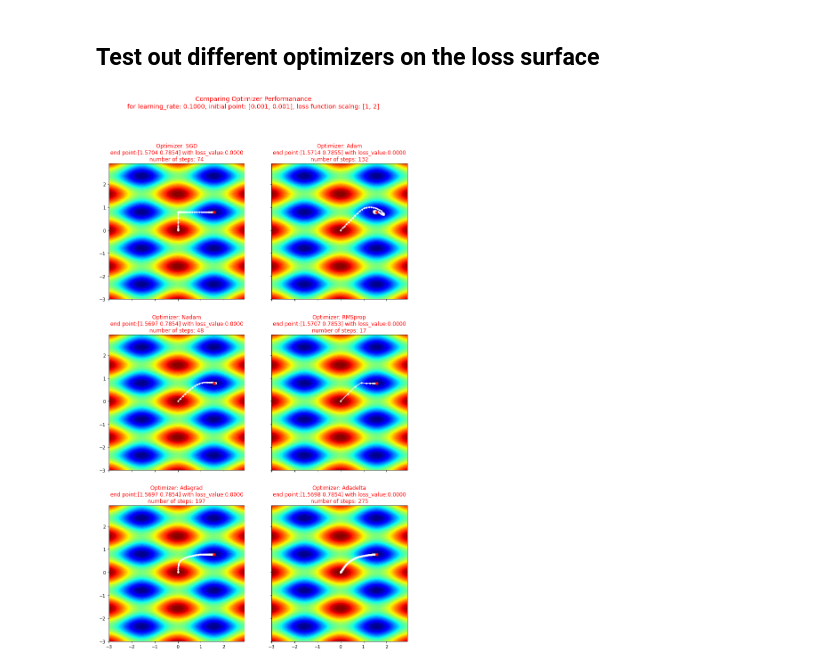
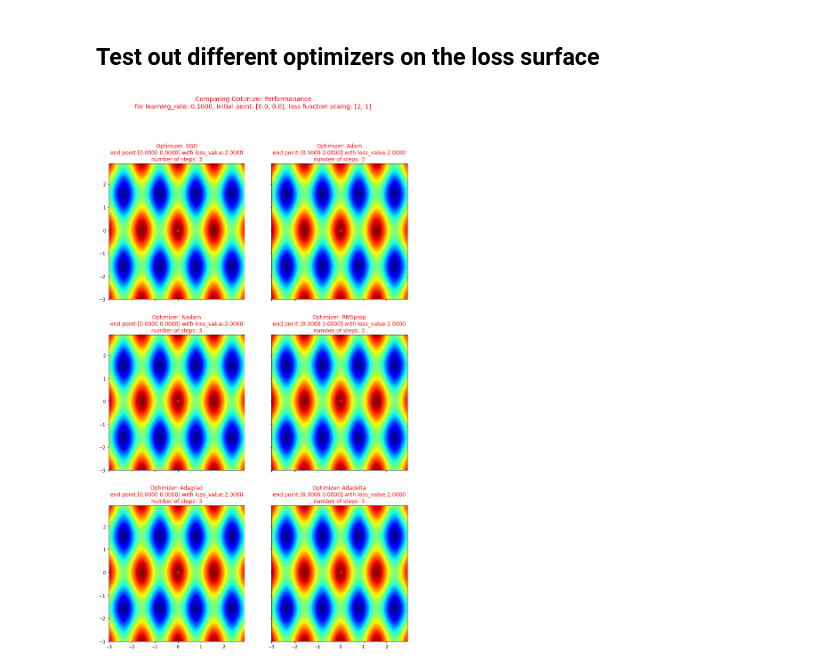
Before and after one commit to jimthompson5802/tf2_playground, a Jupyter notebook: optimizers/optimizer_playground.ipynb, the cells around one changed output. Saved outputs shown, nothing was run; the diff lists cells and outputs as text; code cells hidden in the pictures.

```diff
--- a/optimizers/optimizer_playground.ipynb
+++ b/optimizers/optimizer_playground.ipynb
@@ -23,12 +23,12 @@ def loss_function1(x):
 # select loss function to use
 loss_function = loss_function1
 # %%
-IMAGE_DIR = './images/multi-modal2'
+IMAGE_DIR = None # './images/multi-modal2'
 AXIS_LIMIT = 3
 MAX_ITERATIONS = 1000
 LEARNING_RATE = 0.1
-INITIAL_POINT = [0.001, 0.001] #[0.001, 0.001] #[1.5, 0.01] #[1.7, -1.5]
-LOSS_FUNCTION_DIMENSION_SCALING = [1, 2]
+INITIAL_POINT = [0.0, 0.0] #[0.001, 0.001] #[1.5, 0.01] #[1.7, -1.5]
+LOSS_FUNCTION_DIMENSION_SCALING = [2, 1]
 OPTIMIZERS = [
     tf.keras.optimizers.SGD(learning_rate=LEARNING_RATE),
     tf.keras.optimizers.Adam(learning_rate=LEARNING_RATE),
@@ -105,7 +105,7 @@ for idx, optimizer in enumerate(OPTIMIZERS):
         trajectory_points.append(x.numpy())
 
         # test if we are approaching a limit point
-        if len(trajectory_points) > 10:
+        if len(trajectory_points) > 2:
             if np.abs(loss_function(trajectory_points[-1])
                       - loss_function(trajectory_points[-2])) < 1e-7:
                 break
@@ -115,31 +115,31 @@ for idx, optimizer in enumerate(OPTIMIZERS):
 
     # generate subplot for this optimizer
     # add contour plot
     plt_ax.contourf(t_list[0], t_list[1], loss_surface, levels=50, cmap='jet')
 
     # overlay optimizer trajectory path
     plt_ax.plot(trajectory[:,0], trajectory[:,1], '.-', color='w')
 
     # plot final point
     plt_ax.plot(trajectory[-1, 0], trajectory[-1, 1], 'X', color='r')
 
     # add title for subplot
     plot_title = 'Optimizer: ' + optimizer._name
     plot_title += '\nend point:' + np.array2string(trajectory[-1],
                                            formatter={'float': lambda x: "%.4f" % x})
     plot_title += ' with loss_value:' + np.array2string(loss_function(trajectory[-1]).numpy(),
                                                    formatter={'float': lambda x: "%.4f" % x})
     plot_title += '\nnumber of steps: ' + '%d' % len(trajectory)
     plt_ax.set_title(plot_title, color='r')
 
 # display all the subplots
 sup_title = 'Comparing Optimizer Performanance'
 sup_title += '\nfor learning_rate: %.4f' % LEARNING_RATE
 sup_title += ', initial point: ' + str(INITIAL_POINT)
 sup_title += ', loss function scalng: ' + str(LOSS_FUNCTION_DIMENSION_SCALING)
 plt.suptitle(sup_title, fontsize=14, color='r')
 if IMAGE_DIR is not None:
     plt.savefig(os.path.join(IMAGE_DIR, 'optimizer_plots.png'))
 plt.show()
 # %% [output]
-[figure, old version]
+[figure, new version]
```
Also changed, not shown: parts of 1 cell of this notebook.
